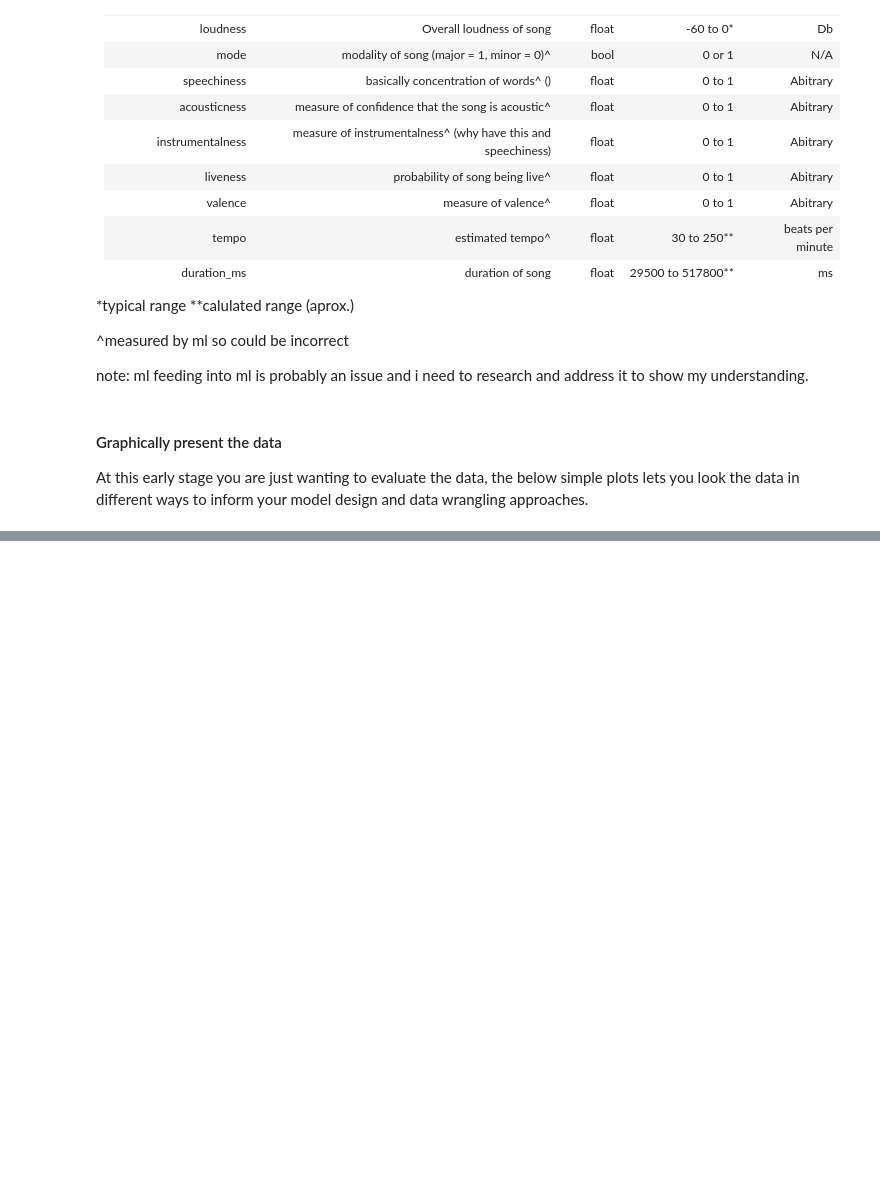
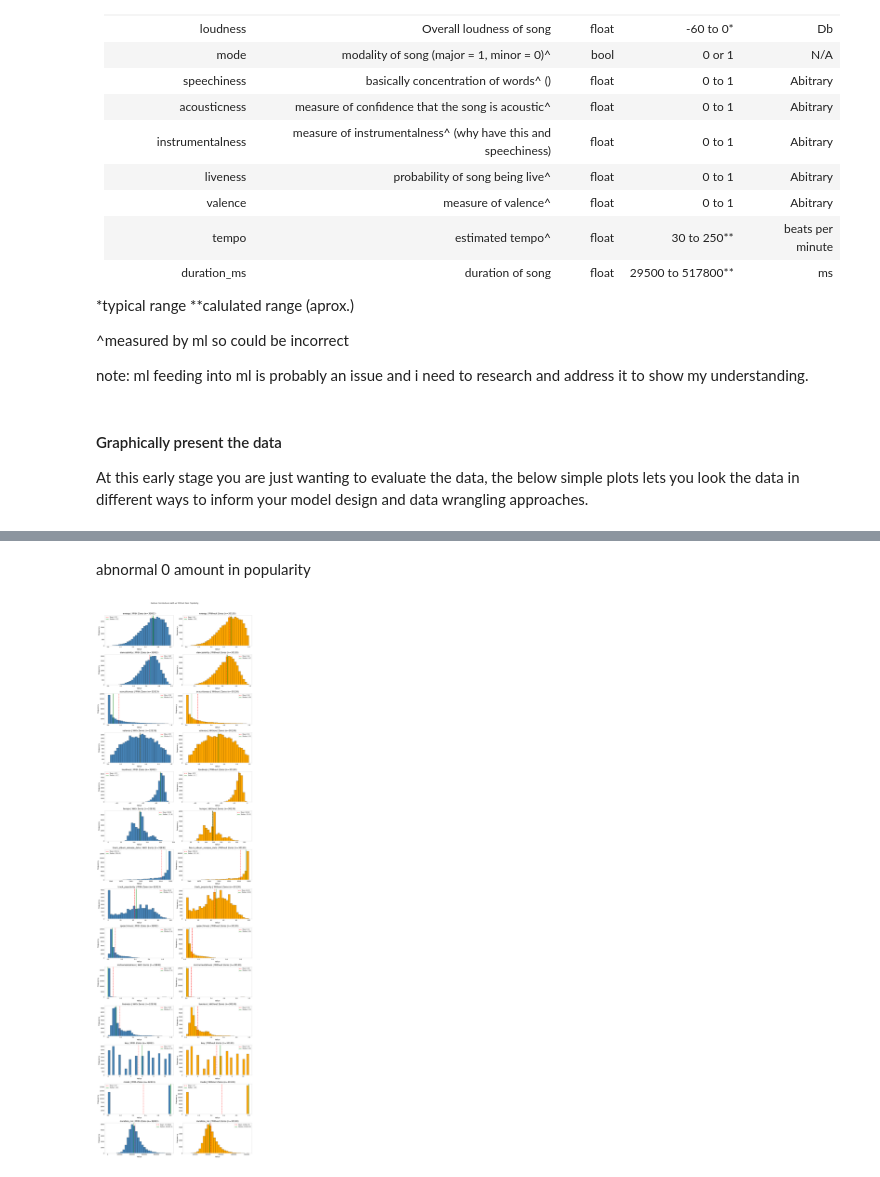
Before and after one commit to TempeHS/2026SE_MLOPSTask_Xavier.P, a Jupyter notebook: 2.Model_Development/2.1.Data_Wrangling/2.1.1.data_preview.ipynb, the cells around one changed output, grey strips where cells are left out. Saved outputs shown, nothing was run; the diff lists cells and outputs as text; code cells hidden in the pictures; blank space fills up the shorter version.

```diff
--- a/2.Model_Development/2.1.Data_Wrangling/2.1.1.data_preview.ipynb
+++ b/2.Model_Development/2.1.Data_Wrangling/2.1.1.data_preview.ipynb
@@ -153,3 +201,67 @@ plt.show()
+# %% [markdown]
+abnormal 0 amount in popularity
+# %%
+# Compare all feature distributions with and without zero popularity
+df_with_zeros = pd.read_csv("spotify_songs.csv")
+year_series = pd.to_datetime(
+    df_with_zeros["track_album_release_date"], format="mixed"
+).dt.year
+df_with_zeros["track_album_release_date"] = year_series.fillna(
+    year_series.mean()
+).astype(int)
+df_without_zeros = df_with_zeros[df_with_zeros["track_popularity"] != 0]
+
+features = [
+    "energy",
+    "danceability",
+    "acousticness",
+    "valence",
+    "loudness",
+    "tempo",
+    "track_album_release_date",
+    "track_popularity",
+    "speechiness",
+    "instrumentalness",
+    "liveness",
+    "key",
+    "mode",
+    "duration_ms",
+]
+
+fig, axes = plt.subplots(len(features), 2, figsize=(12, len(features) * 3))
+plt.suptitle("Feature Distributions: With vs Without Zero Popularity", y=1.01)
+
+for i, feature in enumerate(features):
+    for j, (df, label, color) in enumerate(
+        [
+            (df_with_zeros, f"With Zeros (n={len(df_with_zeros)})", "steelblue"),
+            (df_without_zeros, f"Without Zeros (n={len(df_without_zeros)})", "orange"),
+        ]
+    ):
+        ax = axes[i, j]
+        mean = df[feature].mean()
+        median = df[feature].median()
+
+        ax.hist(df[feature], bins=30, edgecolor="black", color=color)
+        ax.axvline(
+            mean, color="red", linestyle="--", linewidth=1.5, label=f"Mean: {mean:.2f}"
+        )
+        ax.axvline(
+            median,
+            color="green",
+            linestyle="-",
+            linewidth=1.5,
+            label=f"Median: {median:.2f}",
+        )
+        ax.set_title(f"{feature} | {label}")
+        ax.set_xlabel("Value")
+        ax.set_ylabel("Frequency")
+        ax.legend(fontsize=7)
+
+plt.tight_layout()
+plt.show()
+# %% [output]
+[figure, added]
 # %%
 # Detailed tempo distribution plot
 mean_tempo = data_frame["tempo"].mean()
```
Also changed, not shown: parts of 10 cells of this notebook, 6 other files.
